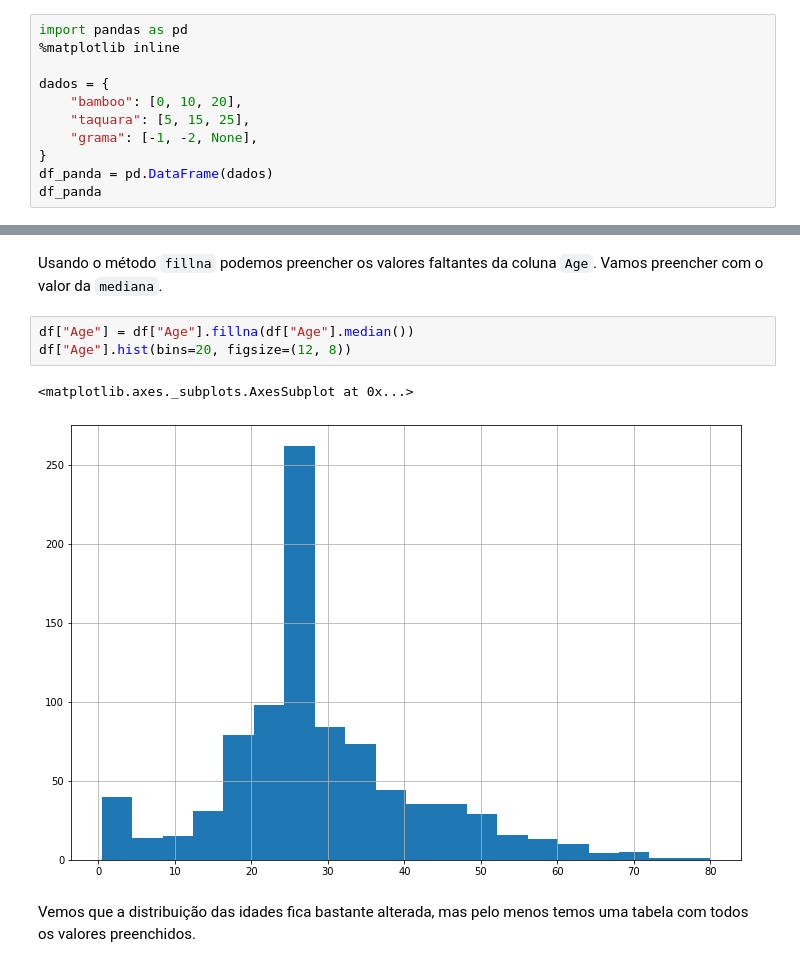
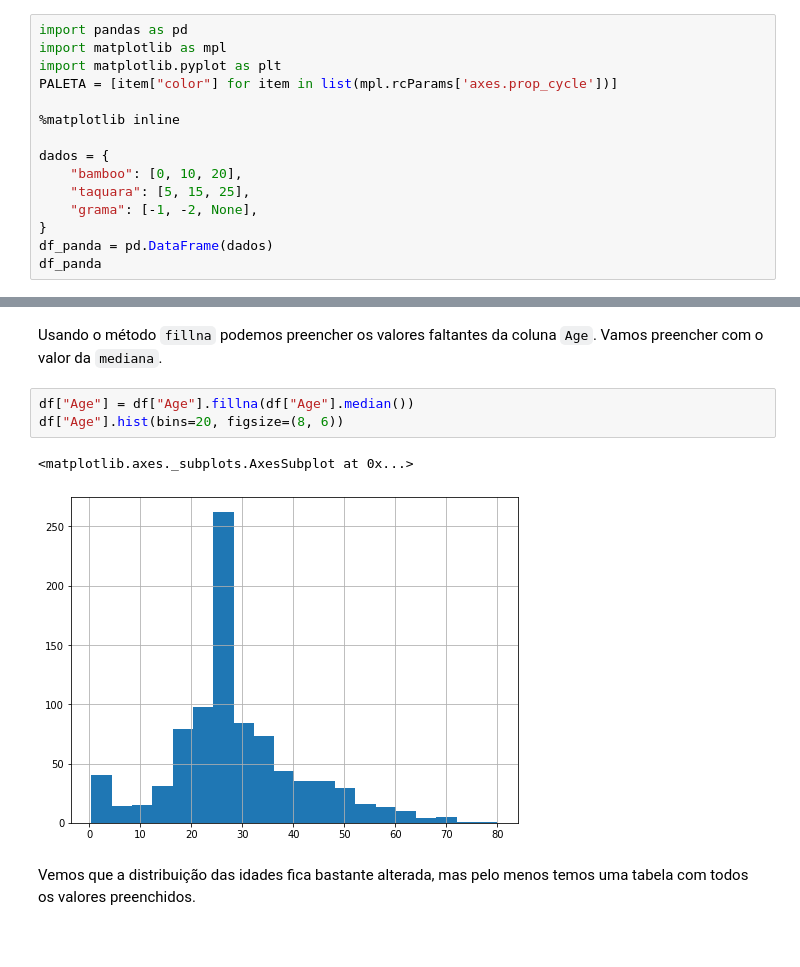
Before and after one commit to camilomenucheli/engenharia-de-features-com-pandas, a Jupyter notebook: Engenharia de Features com Pandas.ipynb, the cells around one changed output, grey strips where cells are left out. Drawn from its saved outputs; the diff is of its cells as text; blank space fills up the shorter version.

```diff
--- a/Engenharia de Features com Pandas.ipynb
+++ b/Engenharia de Features com Pandas.ipynb
@@ -17,6 +17,10 @@ A estrutura de dados mais utilizada em `pandas` é o [`DataFrame`](https://panda
 Existem várias maneiras de declarar um `DataFrame`. Uma forma comum é passar um dicionário (`dict`) onde as chaves são as colunas e os valores são listas das linhas:
 # %%
 import pandas as pd
+import matplotlib as mpl
+import matplotlib.pyplot as plt
+PALETA = [item["color"] for item in list(mpl.rcParams['axes.prop_cycle'])]
+
 %matplotlib inline
 
 dados = {
@@ -617,10 +629,10 @@ df["Age"].mode()[0]
 Usando o método `fillna` podemos preencher os valores faltantes da coluna `Age`. Vamos preencher com o valor da `mediana`.
 # %%
 df["Age"] = df["Age"].fillna(df["Age"].median())
-df["Age"].hist(bins=20, figsize=(12, 8))
+df["Age"].hist(bins=20, figsize=(8, 6))
 # %% [output]
 <matplotlib.axes._subplots.AxesSubplot at 0x...>
-[figure, old version]
+[figure, new version]
 # %% [markdown]
 Vemos que a distribuição das idades fica bastante alterada, mas pelo menos temos uma tabela com todos os valores preenchidos.
 # %%
```
Also changed, not shown: parts of 16 cells of this notebook.
